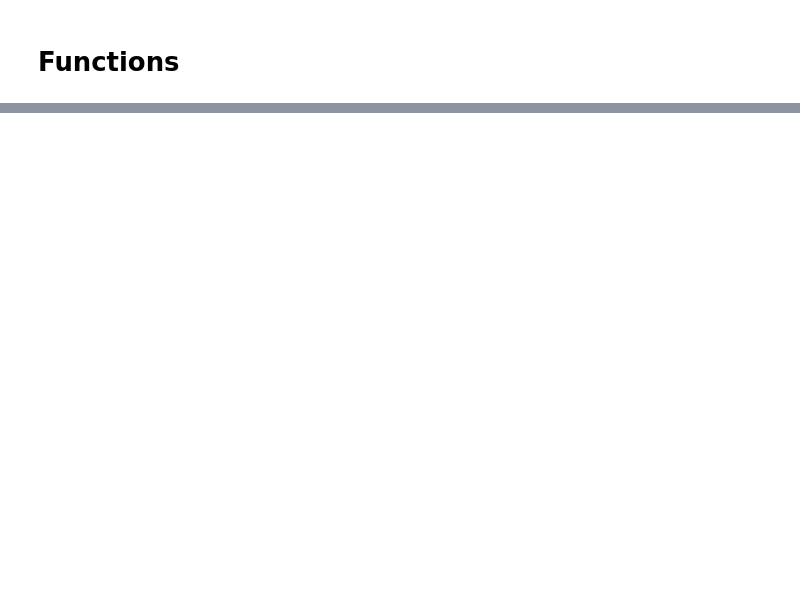
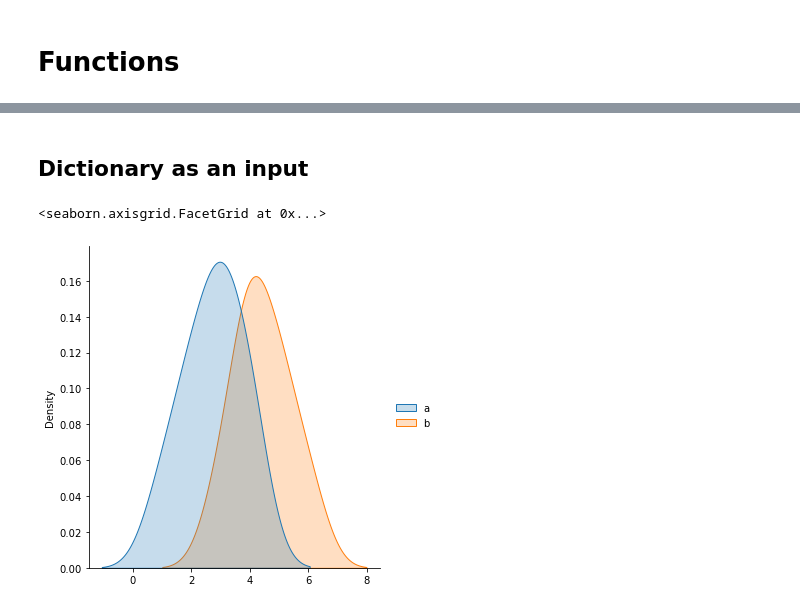
Before and after one commit to sfletc/data_tutorials, a Jupyter notebook: python_basics.ipynb, the cells around one changed output, grey strips where cells are left out. Saved outputs shown, nothing was run; the diff lists cells and outputs as text; code cells hidden in the pictures; blank space fills up the shorter version.

```diff
--- a/python_basics.ipynb
+++ b/python_basics.ipynb
@@ -189,0 +242,8 @@ exponentials([6,7,8,9])
+# %% [markdown]
+## Dictionary as an input
+# %%
+a = {'a':[1,2,3,4,3,2,3,4], 'b':[4,5,4,3,6,5,4]}
+sns.displot(a, kind="kde", fill=True)
+# %% [output]
+<seaborn.axisgrid.FacetGrid at 0x...>
+[figure, added]
```
Also changed, not shown: parts of 16 cells of this notebook.
